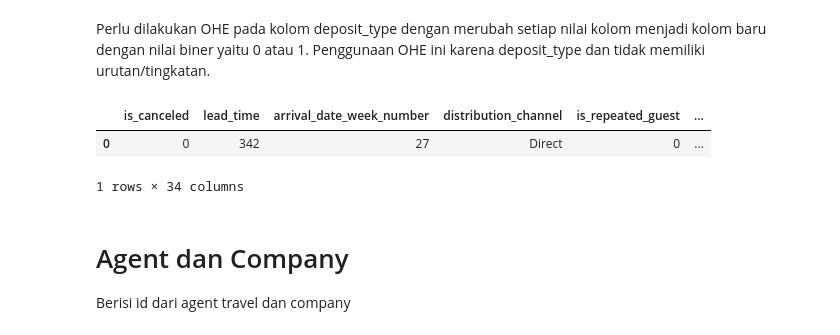
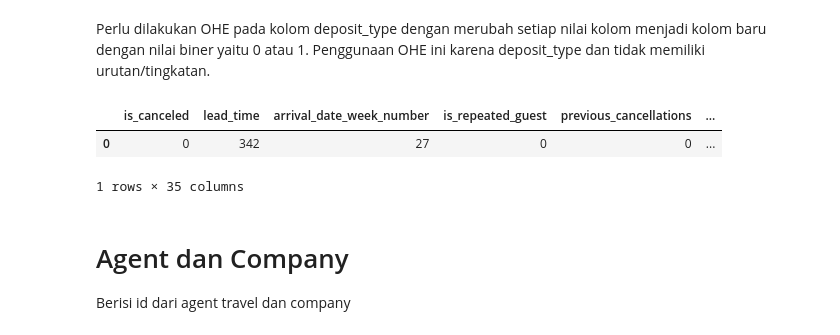
Before and after one commit to ari-mhp/FP-Rakamin-DS-MD-Hotel, a Jupyter notebook: stage2.ipynb, the cells around one changed output. Drawn from its saved outputs; the diff is of its cells as text; code cells hidden in the pictures.

```diff
--- a/stage2.ipynb
+++ b/stage2.ipynb
@@ -148,7 +155,7 @@ def weekend(x):
 df_clean['is_weekend'] = df_clean.apply(lambda x: weekend(x), axis=1)
 # %%
 # Menghapus kolom yang tidak terpakai
-df_clean = df_clean.drop(['arrival_date_year', 'arrival_date_month', 'arrival_date_day_of_month', 'isWeekend','date','month_number'], axis=1)
+df_clean = df_clean.drop(['arrival_date_year', 'arrival_date_month', 'arrival_date_day_of_month', 'isWeekend','date'], axis=1)
 
 df_clean.head(1)
 # %% [output]
@@ -322,6 +329,13 @@ df_clean = df_clean.drop('market_segment',axis=1)
 # Distribution Channel
 # %% [markdown]
 Di OHE
+# %%
+df_clean['distribution_channel'] = df_clean['distribution_channel'].apply(lambda x: 'Any' if x in ['GDS', 'Undefined'] else x)
+# %%
+dist_ohe = pd.get_dummies(df_clean.distribution_channel, drop_first=True, prefix='distribution')
+df_clean = df_clean.join(dist_ohe)
+# %%
+df_clean = df_clean.drop('distribution_channel',axis=1)
 # %% [markdown]
 # Is_repeated_guest
 # %% [markdown]
@@ -412,17 +446,17 @@ df_clean['booking_changes'] = [0 if x == 0 else 1 for x in df_clean['booking_cha
 # %% [markdown]
 Perlu dilakukan OHE pada kolom deposit_type dengan merubah setiap nilai kolom menjadi kolom baru dengan nilai biner yaitu 0 atau 1. Penggunaan OHE ini karena deposit_type dan tidak memiliki urutan/tingkatan.
 # %%
-deposit_ohe = pd.get_dummies(df_clean['deposit_type'], prefix='deposit_type')
+deposit_ohe = pd.get_dummies(df_clean['deposit_type'], prefix='deposit_type',drop_first=True)
 df_clean = df_clean.join(deposit_ohe)
 
 # Hapus kolom tidak terpakai
 df_clean = df_clean.drop('deposit_type', axis=1)
 
 df_clean.head(1)
 # %% [output]
-|  | is_canceled | lead_time | arrival_date_week_number | distribution_channel | is_repeated_guest | ... |
-| 0 | 0 | 342 | 27 | Direct | 0 | ... |
+|  | is_canceled | lead_time | arrival_date_week_number | is_repeated_guest | previous_cancellations | ... |
+| 0 | 0 | 342 | 27 | 0 | 0 | ... |
-1 rows × 34 columns
+1 rows × 35 columns
 # %% [markdown]
 # Agent dan Company
 
```
Also changed, not shown: parts of 29 cells of this notebook.
